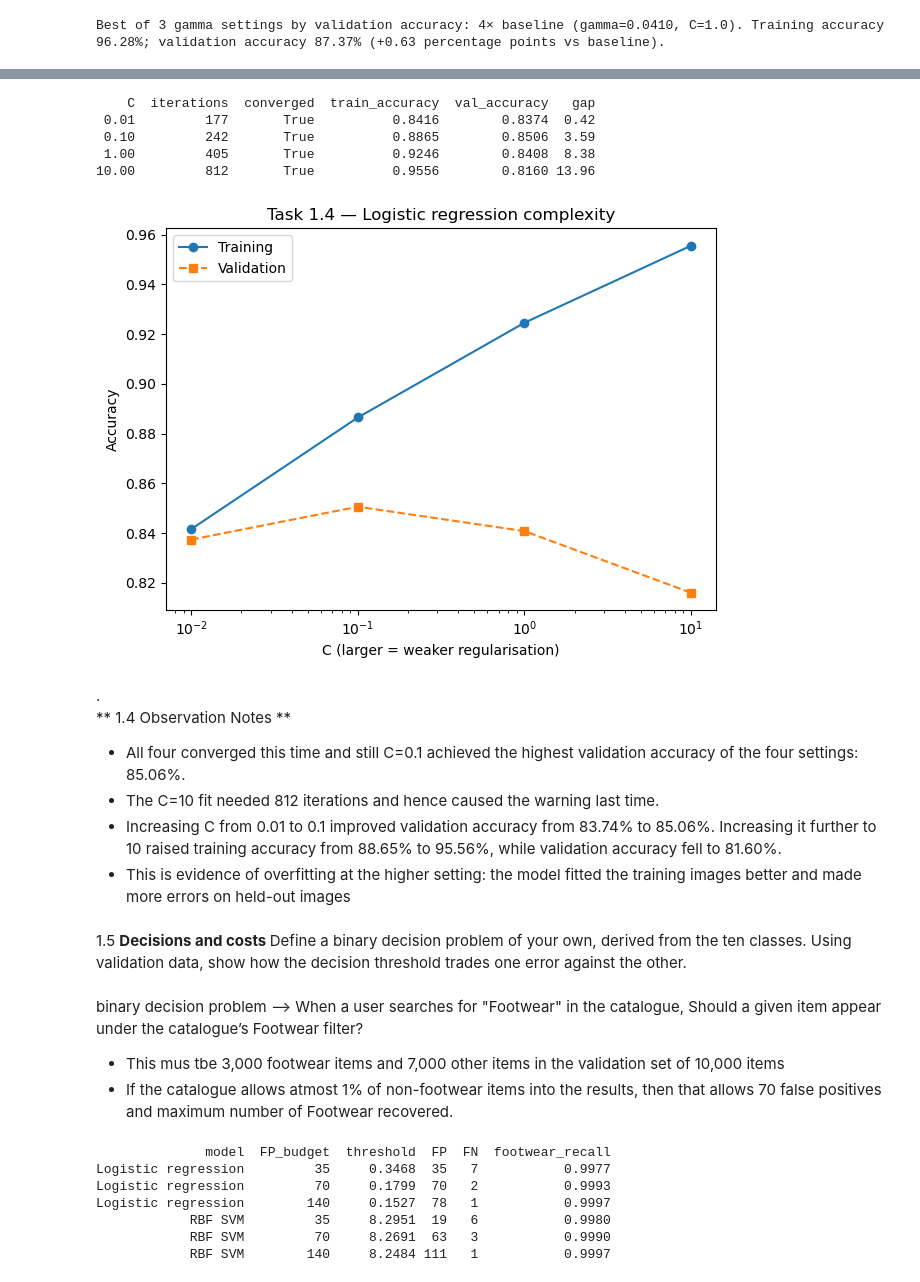
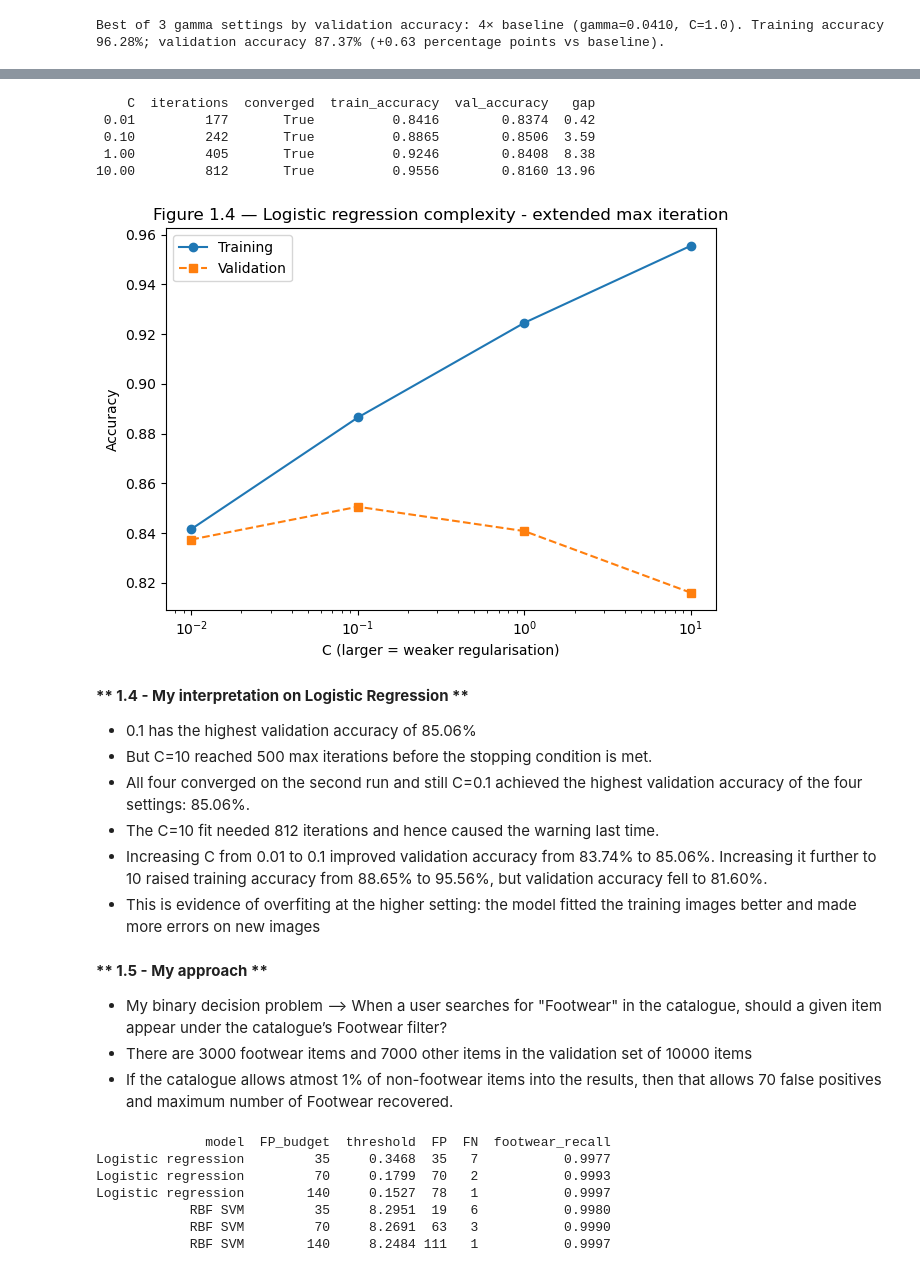
Before and after one commit to selvathandavarayan-crypto/ec251098-ML, a Jupyter notebook: ML_CW_2026.ipynb, the cells around one changed output, grey strips where cells are left out. Saved outputs shown, nothing was run; the diff lists cells and outputs as text; code cells hidden in the pictures.

```diff
--- a/ML_CW_2026.ipynb
+++ b/ML_CW_2026.ipynb
@@ -940,6 +861,7 @@ register = pd.concat([register, pd.DataFrame([exp_part1_logreg_cvalue])], ignore
 register = register.drop_duplicates(subset="id", keep="last")
 register.to_csv(register_path, index=False)
 # %%
+#now running with 2000 max interation and preparing to capture the warning
 import warnings
 from sklearn.exceptions import ConvergenceWarning
 logreg_rows = []
@@ -953,41 +875,41 @@ for c_value in [0.01, 0.1, 1.0, 10.0]:
         fitted_logreg.fit(X_fit, y_fit)
 
     converged = not any(issubclass(w.category, ConvergenceWarning) for w in caught)
     train_accuracy = fitted_logreg.score(X_fit, y_fit)
     val_accuracy = fitted_logreg.score(X_val, y_val)
-
     logreg_models[c_value] = fitted_logreg
     logreg_rows.append({
         "C": c_value,
         "iterations": fitted_logreg.n_iter_.max(),
         "converged": converged,
         "train_accuracy": train_accuracy,
         "val_accuracy": val_accuracy,
         "gap": 100 * (train_accuracy - val_accuracy),})
 
 cvalue_results = pd.DataFrame(logreg_rows)
 cvalue_results.to_csv("results/part1_4_logreg_cvalue_iter2000_study.csv", index=False)
 print(cvalue_results.round(4).to_string(index=False))
 
 ax = cvalue_results.plot(x="C", y="train_accuracy", marker="o", label="Training", logx=True)
 cvalue_results.plot(x="C", y="val_accuracy", marker="s", linestyle="--", label="Validation", ax=ax)
 ax.set(xlabel="C (larger = weaker regularisation)", ylabel="Accuracy",
-       title="Task 1.4 — Logistic regression complexity")
+       title="Figure 1.4 — Logistic regression complexity - extended max iteration")
 ax.figure.tight_layout()
 ax.figure.savefig("figures/part1_4_logreg_cvalue_iter2000_study.png", dpi=150)
 plt.show()
 # %% [output]
     C  iterations  converged  train_accuracy  val_accuracy   gap
  0.01         177       True          0.8416        0.8374  0.42
  0.10         242       True          0.8865        0.8506  3.59
  1.00         405       True          0.9246        0.8408  8.38
 10.00         812       True          0.9556        0.8160 13.96
-[figure, old version]
+[figure, new version]
 # %% [markdown]
-.
-** 1.4 Observation Notes **
-* All four converged this time and still C=0.1 achieved the highest validation accuracy of the four settings: 85.06%.
+<b>** 1.4 - My interpretation on Logistic Regression ** </b>
+* 0.1 has the highest validation accuracy of 85.06%
+* But C=10 reached 500 max iterations before the stopping condition is met.
+* All four converged on the second run and still C=0.1 achieved the highest validation accuracy of the four settings: 85.06%.
 * The C=10 fit needed 812 iterations and hence caused the warning last time.
-* Increasing C from 0.01 to 0.1 improved validation accuracy from 83.74% to 85.06%. Increasing it further to 10 raised training accuracy from 88.65% to 95.56%, while validation accuracy fell to 81.60%.
-* This is evidence of overfitting at the higher setting: the model fitted the training images better and made more errors on held-out images
+* Increasing C from 0.01 to 0.1 improved validation accuracy from 83.74% to 85.06%. Increasing it further to 10 raised training accuracy from 88.65% to 95.56%, but validation accuracy fell to 81.60%.
+* This is evidence of overfiting at the higher setting: the model fitted the training images better and made more errors on new images
 # %%
@@ -1011,11 +935,10 @@ register = pd.read_csv(register_path) if register_path.exists() else pd.DataFram
 register = pd.concat([register, pd.DataFrame([exp_part1_logreg_cvalue_2])], ignore_index=True)
 register = register.drop_duplicates(subset="id", keep="last")
 register.to_csv(register_path, index=False)
-# %% [markdown]
-1.5 <b>Decisions and costs </b> Define a binary decision problem of your own, derived from the ten classes. Using validation data, show how the decision threshold trades one error against the other.
 # %% [markdown]
-binary decision problem --> When a user searches for "Footwear" in the catalogue, Should a given item appear under the catalogue’s Footwear filter?
-* This mus tbe 3,000 footwear items and 7,000 other items in the validation set of 10,000 items
+<b> ** 1.5 - My approach ** </b>
+* My binary decision problem --> When a user searches for "Footwear" in the catalogue, should a given item appear under the catalogue’s Footwear filter?
+* There are 3000 footwear items and 7000 other items in the validation set of 10000 items
 * If the catalogue allows atmost 1% of non-footwear items into the results, then that allows 70 false positives and maximum number of Footwear recovered.
 # %%
 #to-do:
```
Also changed, not shown: parts of 142 cells of this notebook.
